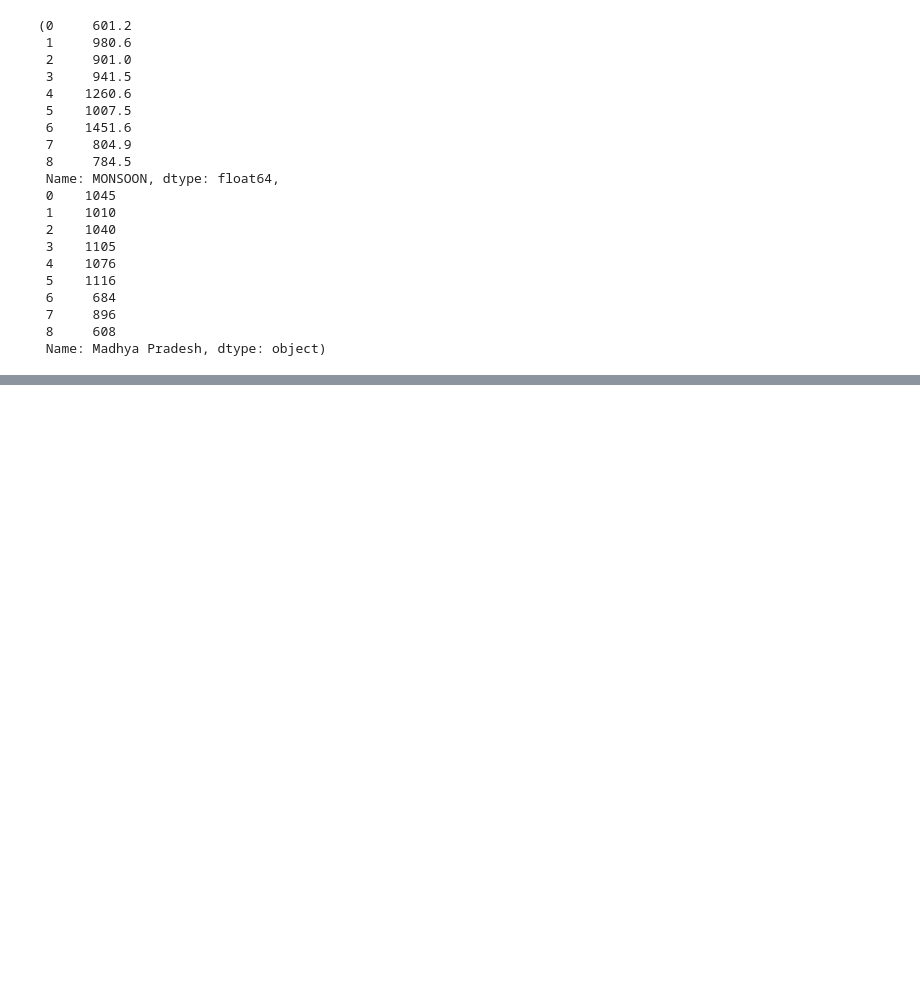
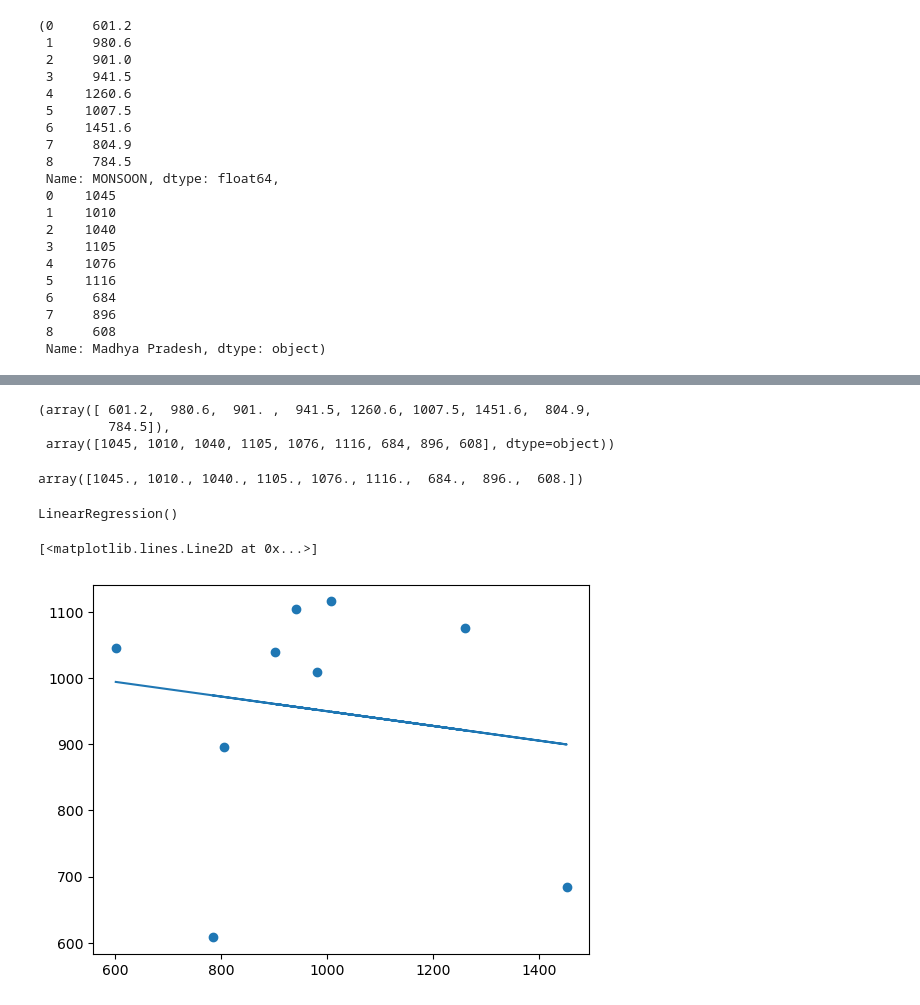
Before and after one commit to ken-neth-wang/crop-insurance, a Jupyter notebook: univariate_sim.ipynb, the cells around one changed output, grey strips where cells are left out. Saved outputs shown, nothing was run; the diff lists cells and outputs as text; code cells hidden in the pictures; blank space fills up the shorter version.

```diff
--- a/univariate_sim.ipynb
+++ b/univariate_sim.ipynb
@@ -267,0 +249,28 @@ array([601.2, 1045], dtype=object)
+# %%
+x_train = x_train.to_numpy()
+y_train = y_train.to_numpy()
+x_train, y_train
+# %% [output]
+(array([ 601.2,  980.6,  901. ,  941.5, 1260.6, 1007.5, 1451.6,  804.9,
+         784.5]),
+ array([1045, 1010, 1040, 1105, 1076, 1116, 684, 896, 608], dtype=object))
+# %%
+y_train = y_train.astype(float)
+y_train
+# %% [output]
+array([1045., 1010., 1040., 1105., 1076., 1116.,  684.,  896.,  608.])
+# %%
+x_train = x_train.reshape(-1,1)
+# %%
+lin_reg = LinearRegression().fit(x_train, y_train)
+lin_reg
+# %% [output]
+LinearRegression()
+# %%
+prediction_on_train = lin_reg.predict(x_train)
+# %%
+plt.scatter(x_train, y_train)
+plt.plot(x_train, prediction_on_train)
+# %% [output]
+[<matplotlib.lines.Line2D at 0x...>]
+[figure, added]
```
Also changed, not shown: parts of 9 cells of this notebook.
